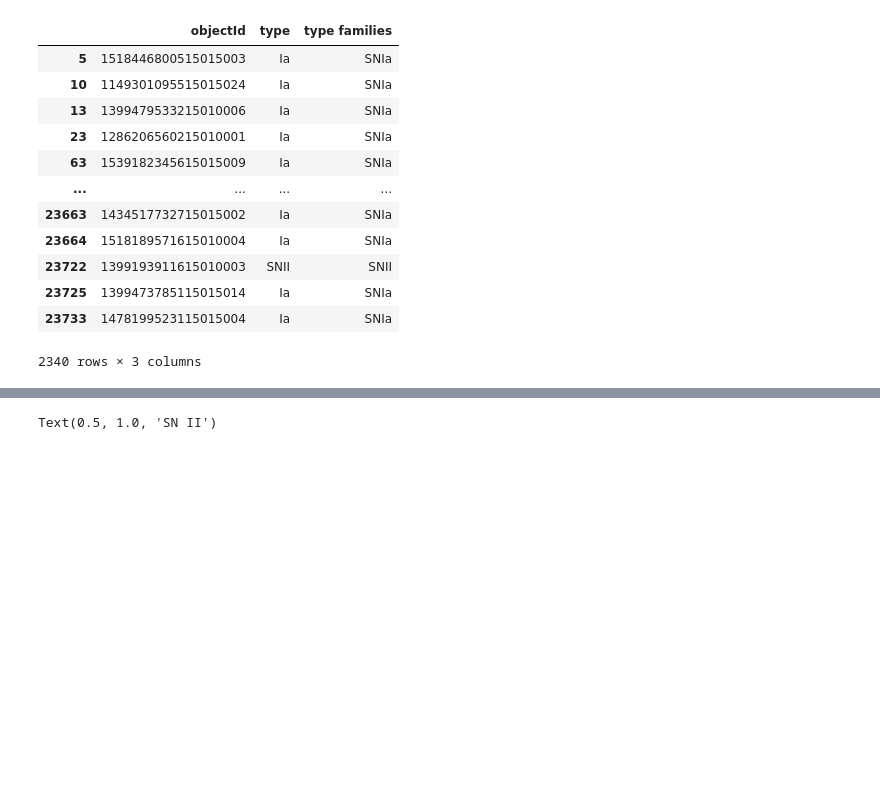
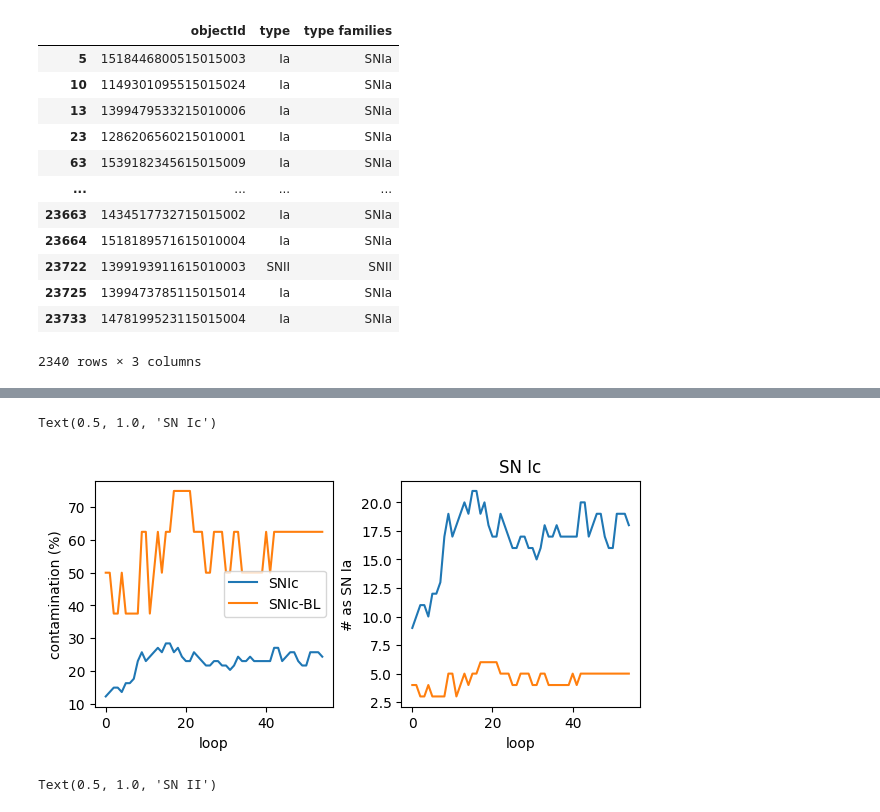
Before and after one commit to Fink-analyses/Active_Learning_earlySNIa, a Jupyter notebook: notebooks/a_analysis_test_predictions.ipynb, the cells around one changed output, grey strips where cells are left out. Drawn from its saved outputs; the diff is of its cells as text; code cells hidden in the pictures; blank space fills up the shorter version.

```diff
--- a/notebooks/a_analysis_test_predictions.ipynb
+++ b/notebooks/a_analysis_test_predictions.ipynb
@@ -145,3 +145,22 @@ Text(0.5, 1.0, 'SN Ibc')
+# %%
+# Ibc
+fig = plt.figure(constrained_layout=True, figsize=(6, 3))
+gs = fig.add_gridspec(1, 2)
+axs = gs.subplots(sharex=False, sharey=False)
+tmp = df_contamination_subtypes[df_contamination_subtypes['type families']=='SNI']
+for typ in ['SNIc','SNIc-BL']:
+    sel = tmp[tmp['type']==typ]
+    axs[0].plot(sel['loop'], sel['percentage'], label=typ)
+    axs[0].set_xlabel('loop')
+    axs[0].set_ylabel('contamination (%)')
+    axs[1].plot(sel['loop'], sel['# as Ia'], label=typ)
+    axs[1].set_xlabel('loop')
+    axs[1].set_ylabel('# as SN Ia')
+axs[0].legend()
+plt.title('SN Ic')
+# %% [output]
+Text(0.5, 1.0, 'SN Ic')
+[figure, added]
 # %%
 # II
 fig = plt.figure(constrained_layout=True, figsize=(6, 3))
```
Also changed, not shown: parts of 3 cells of this notebook, 4 other files.
